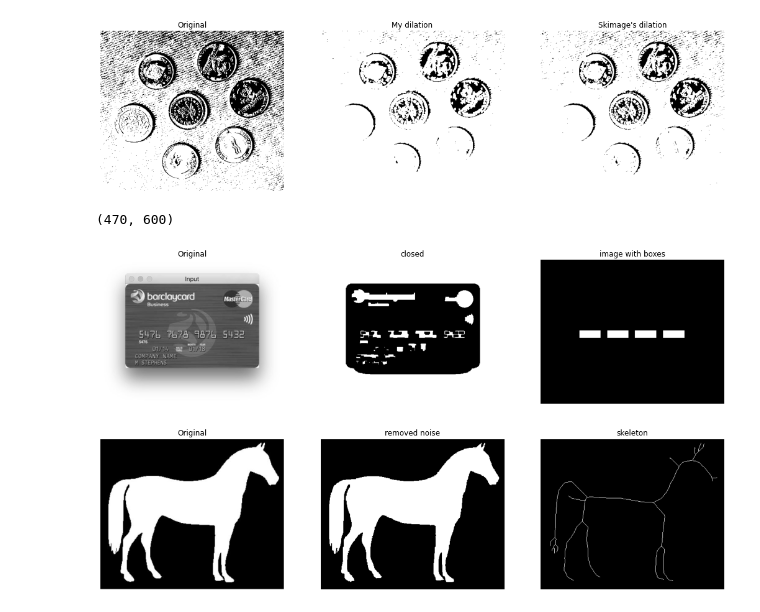
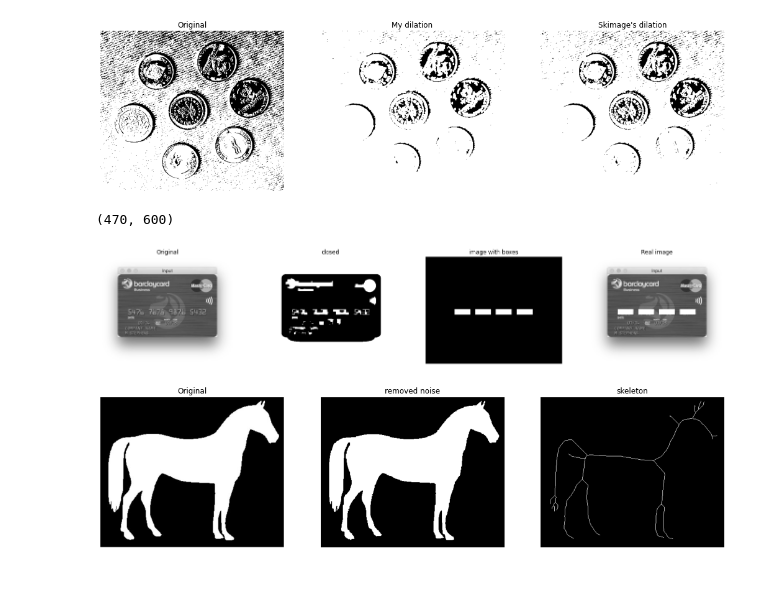
Before and after one commit to norhanreda/solutions-of-image-processing-labs, a Jupyter notebook: lab6/Lab-Morphology-STD/lab-Morphology-STD.ipynb, the cells around one changed output. Drawn from its saved outputs; the diff is of its cells as text; code cells hidden in the pictures; blank space fills up the shorter version.

```diff
--- a/lab6/Lab-Morphology-STD/lab-Morphology-STD.ipynb
+++ b/lab6/Lab-Morphology-STD/lab-Morphology-STD.ipynb
@@ -137,35 +140,37 @@ def closing(img):
 
 
 img = rgb2gray(io.imread('img/card.jpg'))
 print(img.shape)
 closed = closing(img)
 
 #Use Skimage's "find_contours"
 array = find_contours(closed, 0.8)
 img_with_boxes = np.copy(closed)
 bounding_boxes = []
 for contour in array:
       # y = i[:, 0] height
       # x = i[:, 1] width
     box = [int(min(contour[:, 1])), int(max(contour[:, 1])), int(min(contour[:, 0])),int( max(contour[:, 0]))]
     aspect_ratio = (box[1]-box[0])/float(box[3]-box[2])
     if aspect_ratio > 2.5 and aspect_ratio < 3.5:
         # bounding_boxes.append(box)
         h = box[3]-box[2]
         if h > 12:
             bounding_boxes.append(box)
   #to make all the image black
+real_image=np.copy(img)
 img_with_boxes = np.zeros(img.shape)
 
 for box in bounding_boxes:
     [Xmin, Xmax, Ymin, Ymax] = box
     rr, cc = rectangle(start = (Ymin,Xmin), end = (Ymax,Xmax), shape=img_with_boxes.shape)
     img_with_boxes[rr, cc] = 1 #set color white
+    real_image[rr, cc] = 1
 
-show_images([img, closed, img_with_boxes], ["Original", "closed", "image with boxes"])
+show_images([img, closed, img_with_boxes,real_image], ["Original", "closed", "image with boxes","Real image"])
 # %% [output]
 (470, 600)
-[figure, old version]
+[figure, new version]
 # %%
 '''
 3) Skeletonization:
```
Also changed, not shown: parts of 1 cell of this notebook, 1 other file.
